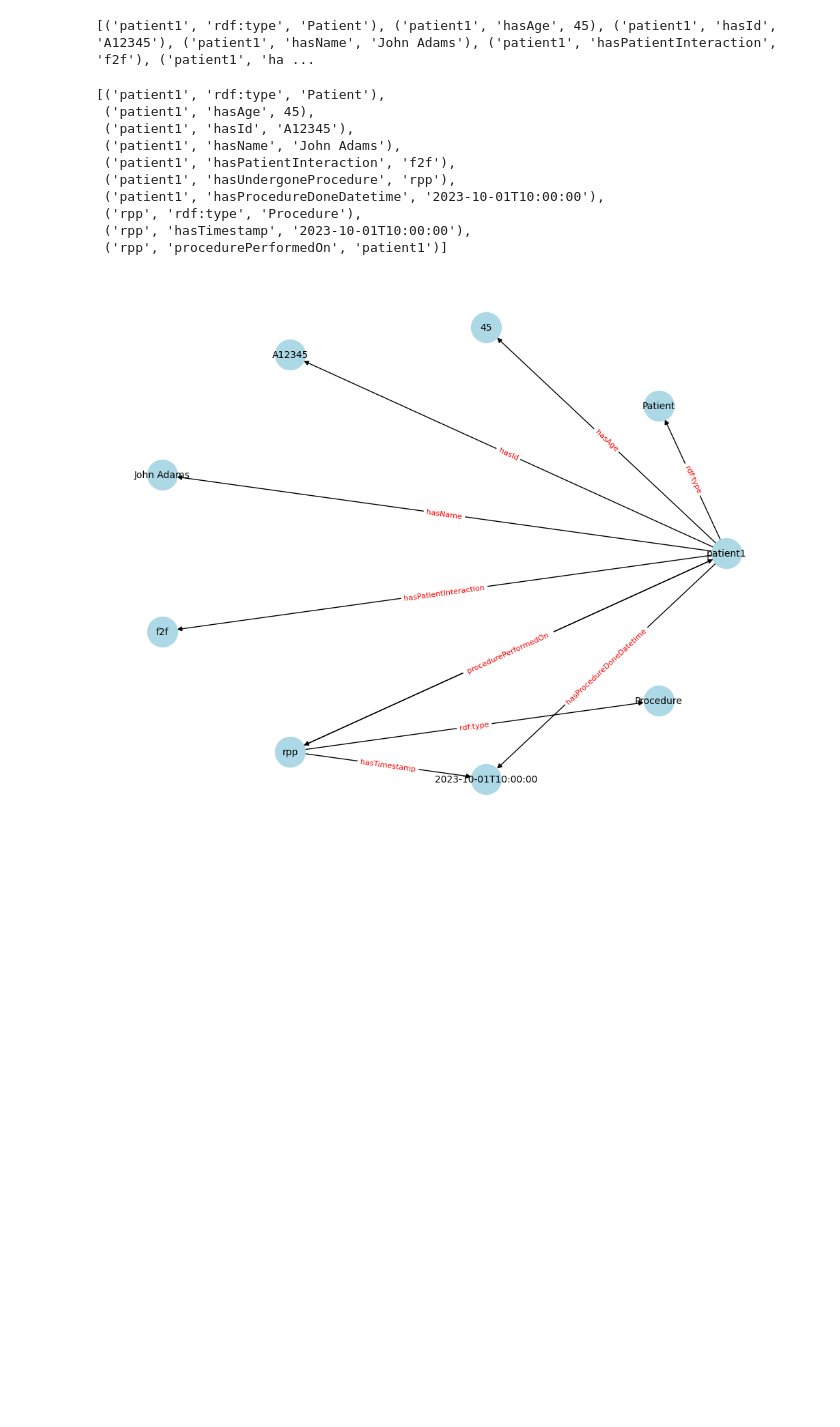
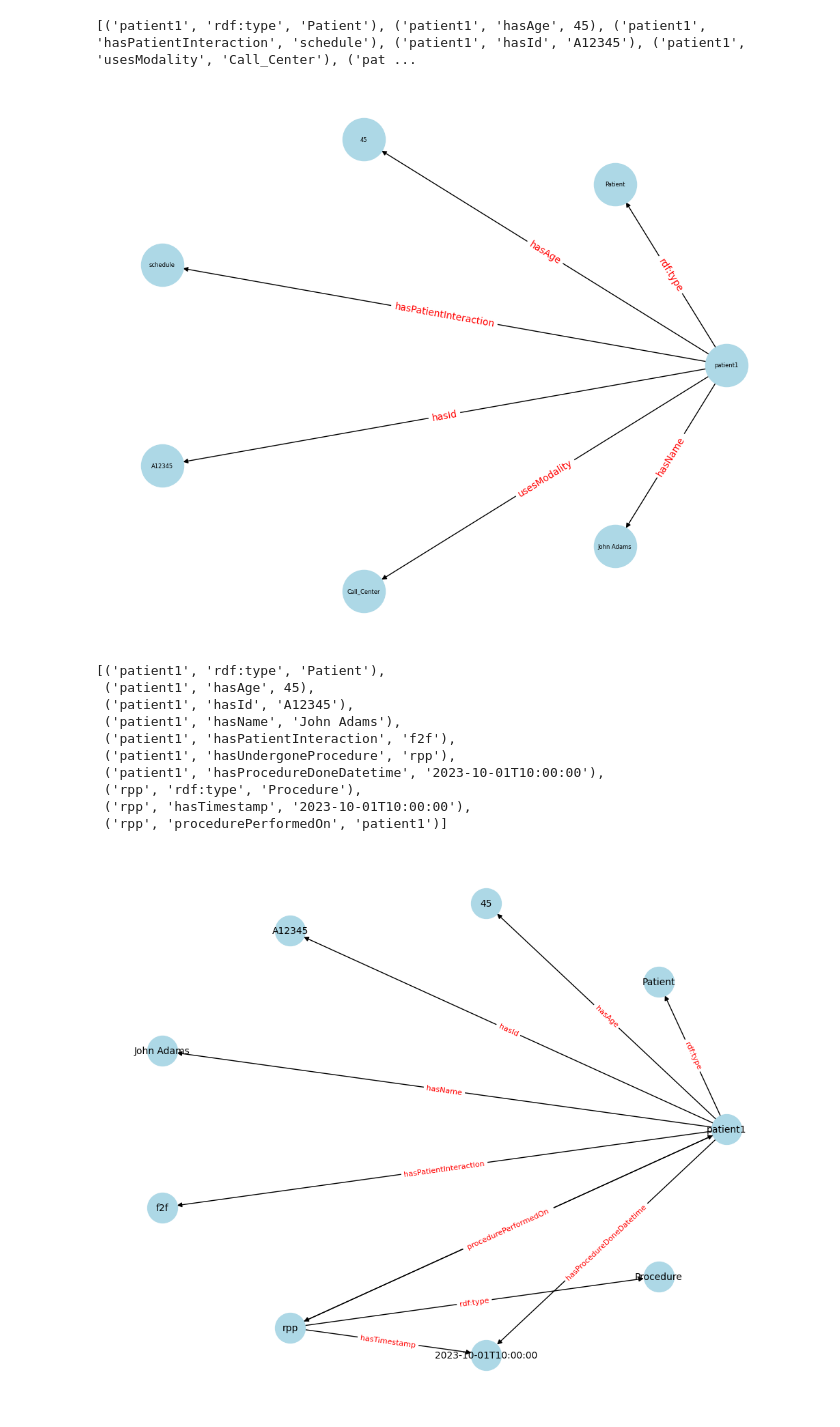
Before and after one commit to alon-benari/Operational-Ontologies, a Jupyter notebook: Clinical_Individuals.ipynb, the cells around one changed output. Saved outputs shown, nothing was run; the diff lists cells and outputs as text; code cells hidden in the pictures; blank space fills up the shorter version.

```diff
--- a/Clinical_Individuals.ipynb
+++ b/Clinical_Individuals.ipynb
@@ -114,9 +118,11 @@ patient1.hasProcedureDoneDatetime = rpp.hasTimestamp
 # %%
 triples1 = get_triples(patient1)
 # get the relationship for patient1
 print(triples1)
+draw_k_graph(triples1)
 # %% [output]
-[('patient1', 'rdf:type', 'Patient'), ('patient1', 'hasAge', 45), ('patient1', 'hasId', 'A12345'), ('patient1', 'hasName', 'John Adams'), ('patient1', 'hasPatientInteraction', 'f2f'), ('patient1', 'ha ...
+[('patient1', 'rdf:type', 'Patient'), ('patient1', 'hasAge', 45), ('patient1', 'hasPatientInteraction', 'schedule'), ('patient1', 'hasId', 'A12345'), ('patient1', 'usesModality', 'Call_Center'), ('pat ...
+[figure, added]
 # %%
 triples2 = get_triples(rpp)
 # the relationship for  the procedure
```
Also changed, not shown: parts of 9 cells of this notebook, 2 other files.
